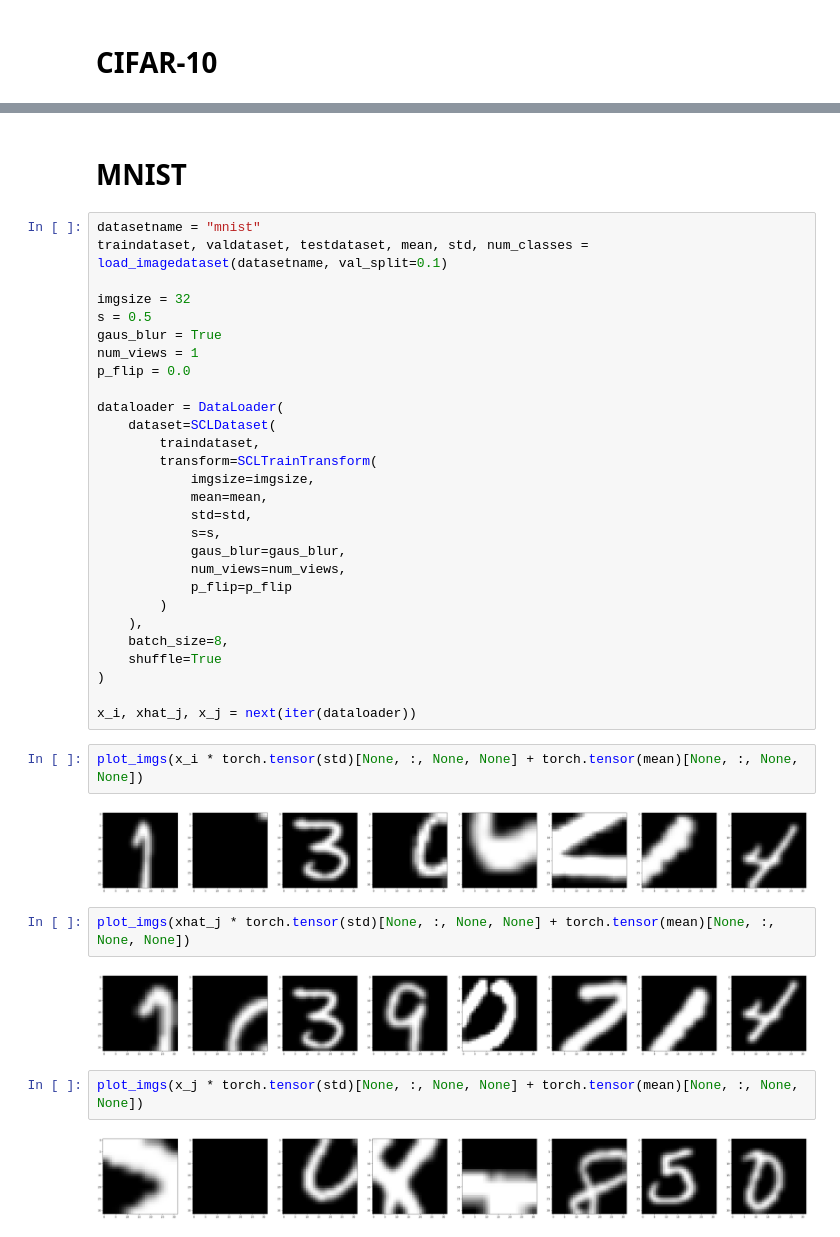
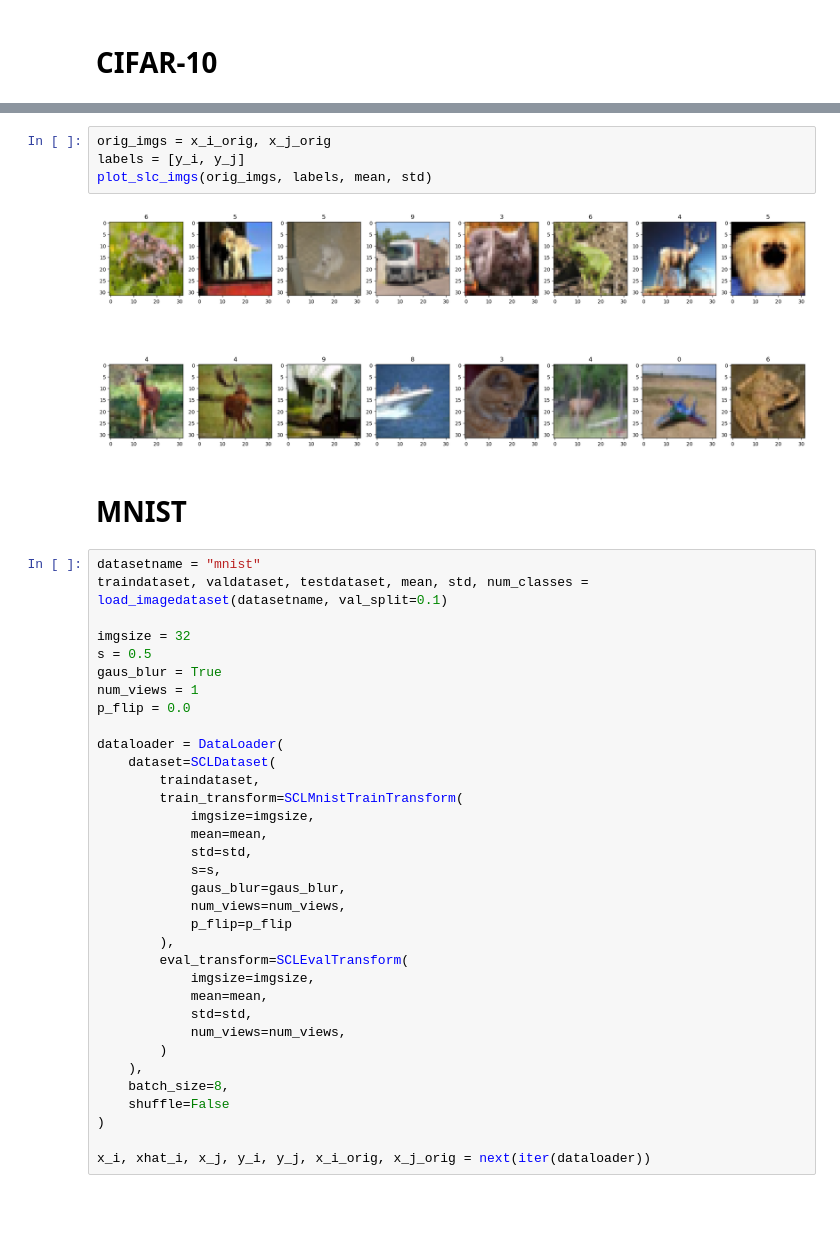
Before and after one commit to erlandbo/scalablessl, a Jupyter notebook: scl/DataAugmentation.py.ipynb, the cells around one changed output, grey strips where cells are left out. Drawn from its saved outputs; the diff is of its cells as text; blank space fills up the shorter version.

```diff
--- a/scl/DataAugmentation.py.ipynb
+++ b/scl/DataAugmentation.py.ipynb
@@ -108,3 +210,9 @@ plot_imgs(x_j * torch.tensor(std)[None, :, None, None] + torch.tensor(mean)[None
+# %%
+orig_imgs = x_i_orig, x_j_orig
+labels = [y_i, y_j]
+plot_slc_imgs(orig_imgs, labels, mean, std)
+# %% [output]
+[figure, added]
 # %% [markdown]
 # MNIST
 # %%
@@ -120,7 +228,7 @@ p_flip = 0.0
 dataloader = DataLoader(
     dataset=SCLDataset(
         traindataset,
-        transform=SCLTrainTransform(
+        train_transform=SCLMnistTrainTransform(
             imgsize=imgsize,
             mean=mean,
             std=std,
@@ -128,22 +236,16 @@ dataloader = DataLoader(
             gaus_blur=gaus_blur,
             num_views=num_views,
             p_flip=p_flip
+        ),
+        eval_transform=SCLEvalTransform(
+            imgsize=imgsize,
+            mean=mean,
+            std=std,
+            num_views=num_views,
         )
     ),
     batch_size=8,
-    shuffle=True
+    shuffle=False
 )
 
-x_i, xhat_j, x_j = next(iter(dataloader))
+x_i, xhat_i, x_j, y_i, y_j, x_i_orig, x_j_orig = next(iter(dataloader))
-# %%
-plot_imgs(x_i * torch.tensor(std)[None, :, None, None] + torch.tensor(mean)[None, :, None, None])
-# %% [output]
-[figure, removed]
-# %%
-plot_imgs(xhat_j * torch.tensor(std)[None, :, None, None] + torch.tensor(mean)[None, :, None, None])
-# %% [output]
-[figure, removed]
-# %%
-plot_imgs(x_j * torch.tensor(std)[None, :, None, None] + torch.tensor(mean)[None, :, None, None])
-# %% [output]
-[figure, removed]
```
Also changed, not shown: parts of 31 cells of this notebook, 5 other files.
